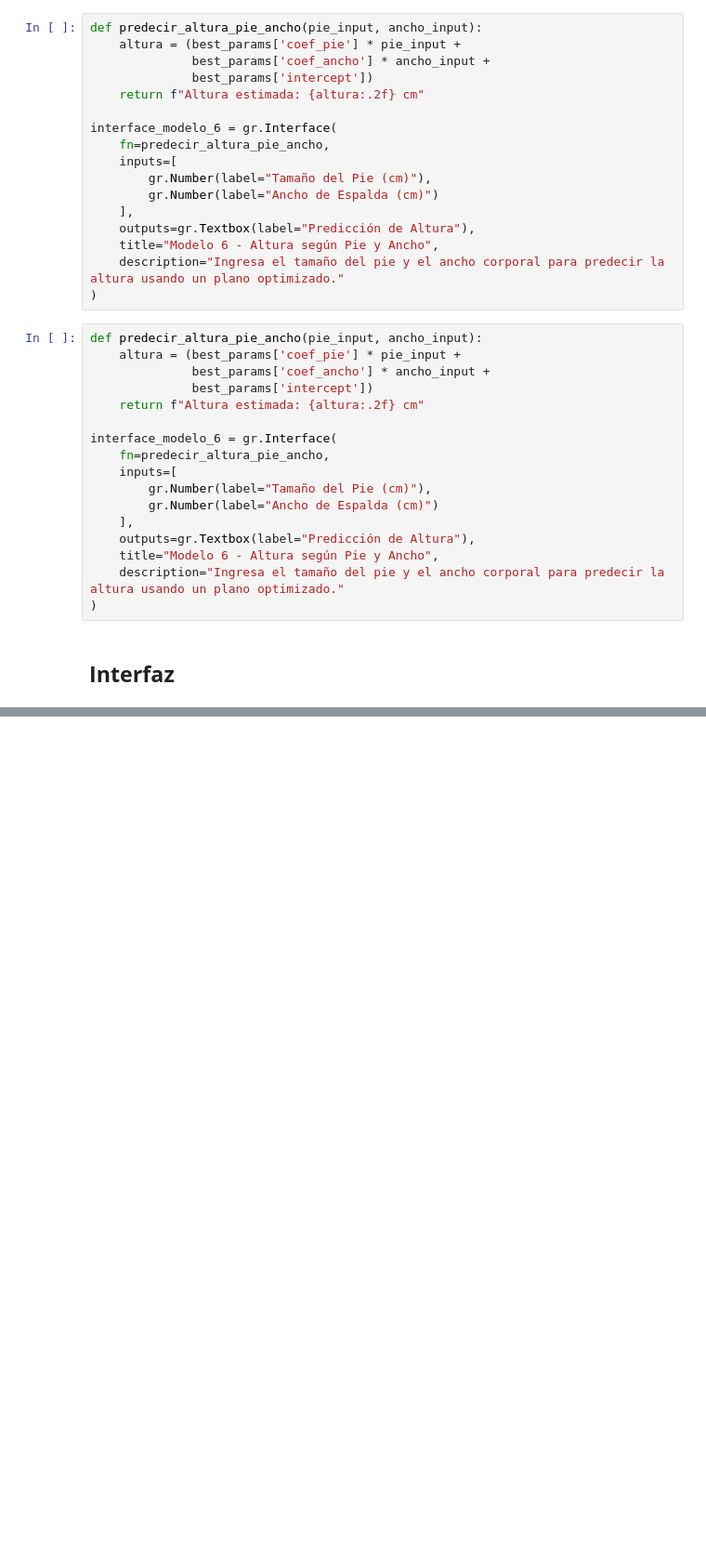
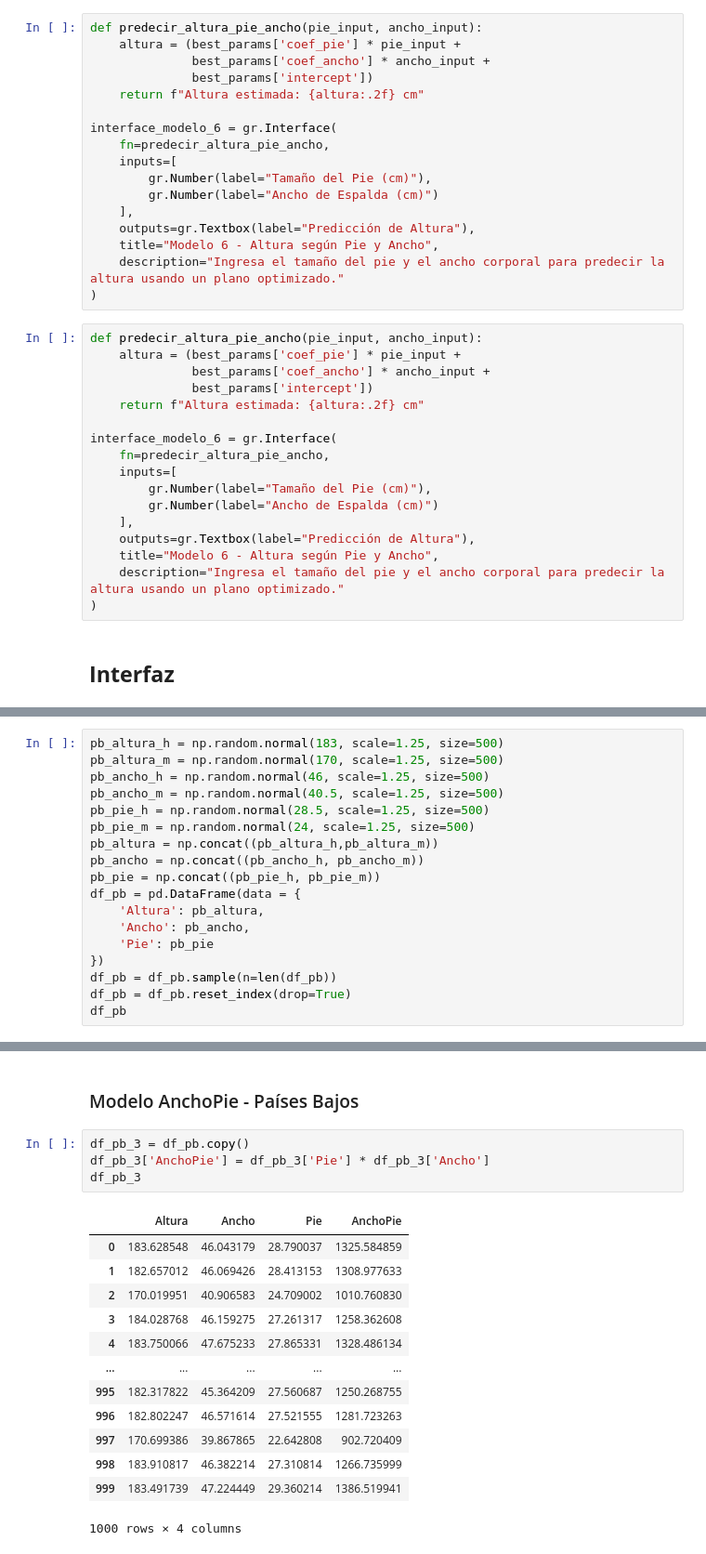
Before and after one commit to EstebanGomezVal/Estimacion_Exam_2, a Jupyter notebook: Examen_2.ipynb, the cells around one changed output, grey strips where cells are left out. Shown at 93% size. Drawn from its saved outputs; the diff is of its cells as text; blank space fills up the shorter version.

```diff
--- a/Examen_2.ipynb
+++ b/Examen_2.ipynb
@@ -834,0 +867,18 @@ To create a public link, set `share=True` in `launch()`.
+# %%
+pb_altura_h = np.random.normal(183, scale=1.25, size=500)
+pb_altura_m = np.random.normal(170, scale=1.25, size=500)
+pb_ancho_h = np.random.normal(46, scale=1.25, size=500)
+pb_ancho_m = np.random.normal(40.5, scale=1.25, size=500)
+pb_pie_h = np.random.normal(28.5, scale=1.25, size=500)
+pb_pie_m = np.random.normal(24, scale=1.25, size=500)
+pb_altura = np.concat((pb_altura_h,pb_altura_m))
+pb_ancho = np.concat((pb_ancho_h, pb_ancho_m))
+pb_pie = np.concat((pb_pie_h, pb_pie_m))
+df_pb = pd.DataFrame(data = {
+    'Altura': pb_altura,
+    'Ancho': pb_ancho,
+    'Pie': pb_pie
+})
+df_pb = df_pb.sample(n=len(df_pb))
+df_pb = df_pb.reset_index(drop=True)
+df_pb
@@ -834,0 +1043,20 @@ To create a public link, set `share=True` in `launch()`.
+# %% [markdown]
+### Modelo AnchoPie - Países Bajos
+# %%
+df_pb_3 = df_pb.copy()
+df_pb_3['AnchoPie'] = df_pb_3['Pie'] * df_pb_3['Ancho']
+df_pb_3
+# %% [output]
+|  | Altura | Ancho | Pie | AnchoPie |
+| 0 | 183.628548 | 46.043179 | 28.790037 | 1325.584859 |
+| 1 | 182.657012 | 46.069426 | 28.413153 | 1308.977633 |
+| 2 | 170.019951 | 40.906583 | 24.709002 | 1010.760830 |
+| 3 | 184.028768 | 46.159275 | 27.261317 | 1258.362608 |
+| 4 | 183.750066 | 47.675233 | 27.865331 | 1328.486134 |
+| ... | ... | ... | ... | ... |
+| 995 | 182.317822 | 45.364209 | 27.560687 | 1250.268755 |
+| 996 | 182.802247 | 46.571614 | 27.521555 | 1281.723263 |
+| 997 | 170.699386 | 39.867865 | 22.642808 | 902.720409 |
+| 998 | 183.910817 | 46.382214 | 27.310814 | 1266.735999 |
+| 999 | 183.491739 | 47.224449 | 29.360214 | 1386.519941 |
+1000 rows × 4 columns
```
Also changed, not shown: parts of 23 cells of this notebook.
